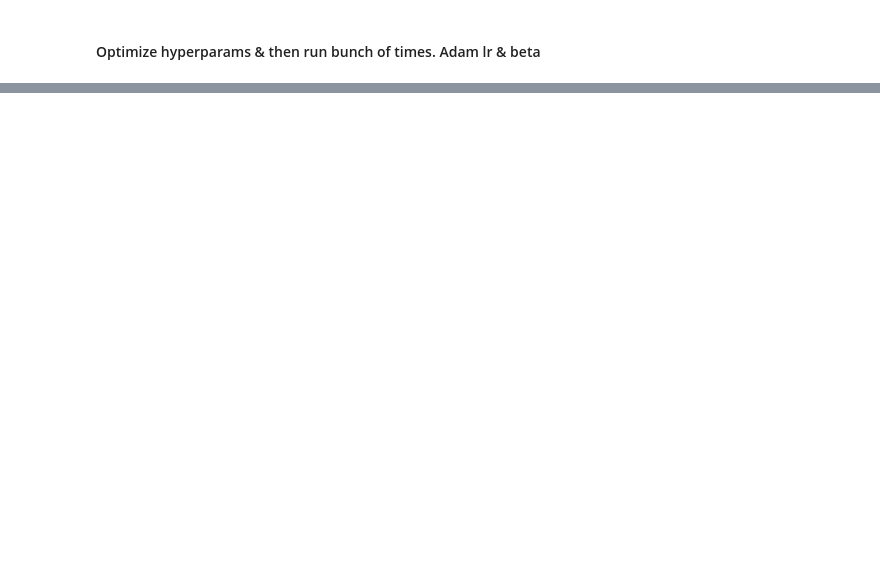
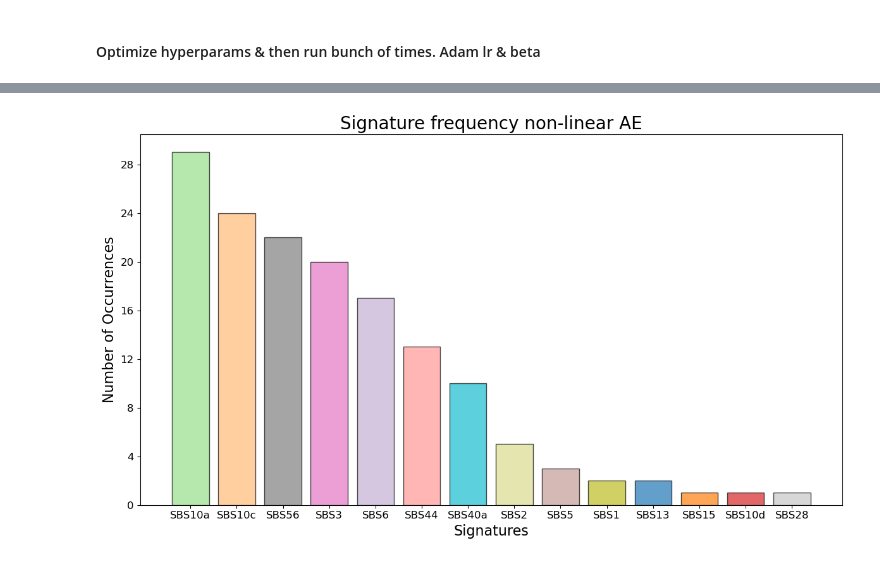
Before and after one commit to 15Max/AEMutSigExtraction, a Jupyter notebook: notebooks/NLAE.ipynb, the cells around one changed output, grey strips where cells are left out. Saved outputs shown, nothing was run; the diff lists cells and outputs as text; code cells hidden in the pictures; blank space fills up the shorter version.

```diff
--- a/notebooks/NLAE.ipynb
+++ b/notebooks/NLAE.ipynb
@@ -233,5 +447,7 @@ plot_cosine_similarity_matrix(all_matches, title = "Cosine similarity matrix non
 # %%
-plot_signature_frequency(all_matches, title = "Signature frequency non-linear AE", figsize=(12,7), palette = 'tab20')
+plot_signature_frequency(all_matches, title = "Signature frequency non-linear AE", figsize=(12,7), color = 'tab20')
+# %% [output]
+[figure, added]
 # %%
 reduced_signatures = PCA(n_components=2).fit_transform(all_signatures.T)
 plot_clusters(reduced_signatures, labels, medoid_indices, k, "non-linear AE signature clusters")
```
Also changed, not shown: parts of 13 cells of this notebook, 1 other file.
